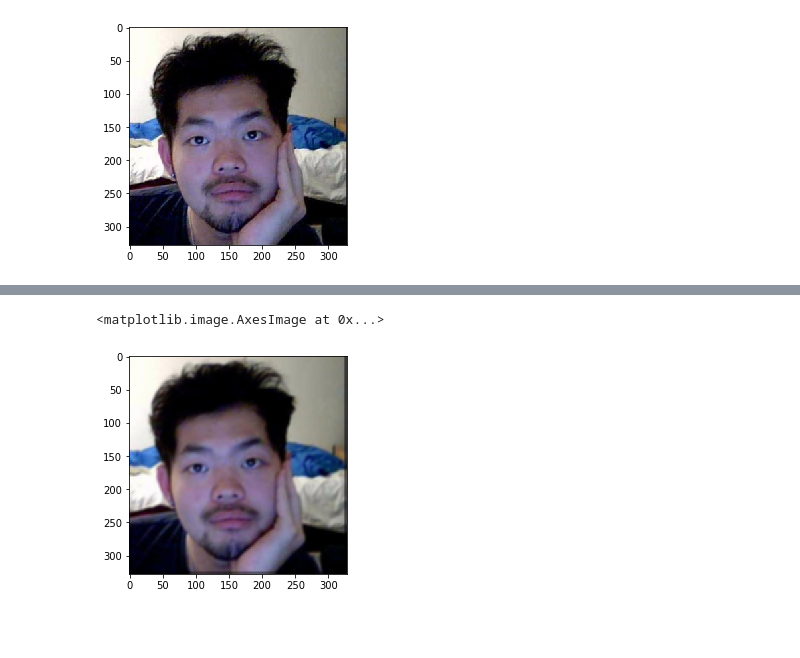
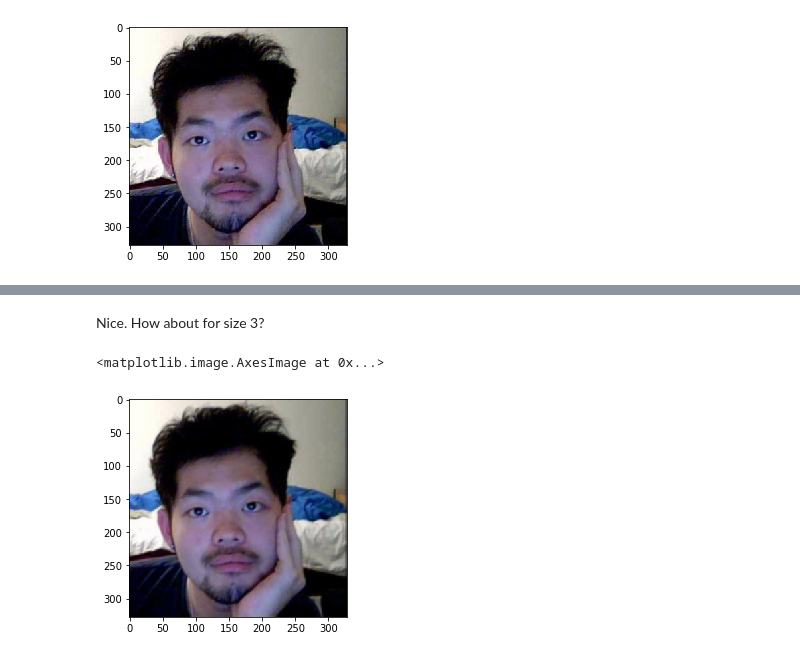
Before and after one commit to SBoulanger/CS180H, a Jupyter notebook: Projects/hadamard_submatrix/Hadamard Submatrix.ipynb, the cells around one changed output, grey strips where cells are left out. Saved outputs shown, nothing was run; the diff lists cells and outputs as text; code cells hidden in the pictures; blank space fills up the shorter version.

```diff
--- a/Projects/hadamard_submatrix/Hadamard Submatrix.ipynb
+++ b/Projects/hadamard_submatrix/Hadamard Submatrix.ipynb
@@ -93,9 +82,8 @@ imshow(threebythree_ninth)
-# %%
-size = 5
-factor = 1/size**2
-five = apply_transformation(size, factor)
-imshow(five)
-#save_image(five, size, factor)
-# %% [output]
-<matplotlib.image.AxesImage at 0x...>
-[figure, removed]
+# %% [markdown]
+Nice. How about for size 3?
+# %%
+three = apply_transformation(3)
+imshow(three)
+# %% [output]
+<matplotlib.image.AxesImage at 0x...>
+[figure, added]
```
Also changed, not shown: parts of 21 cells of this notebook, 1 other file.
